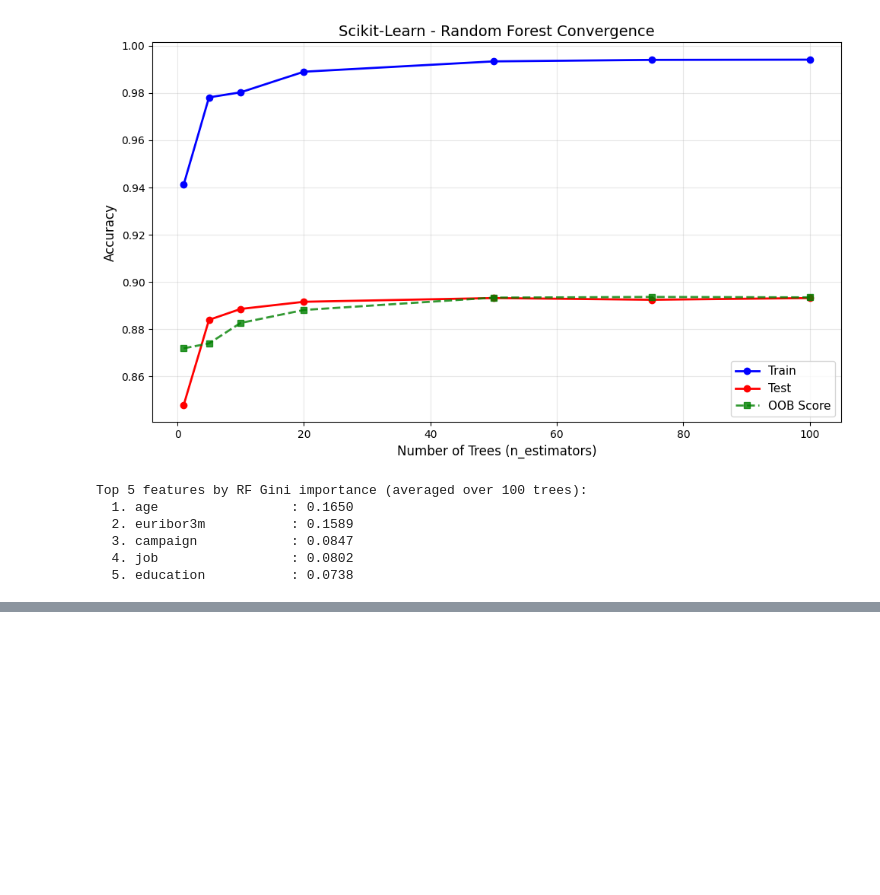
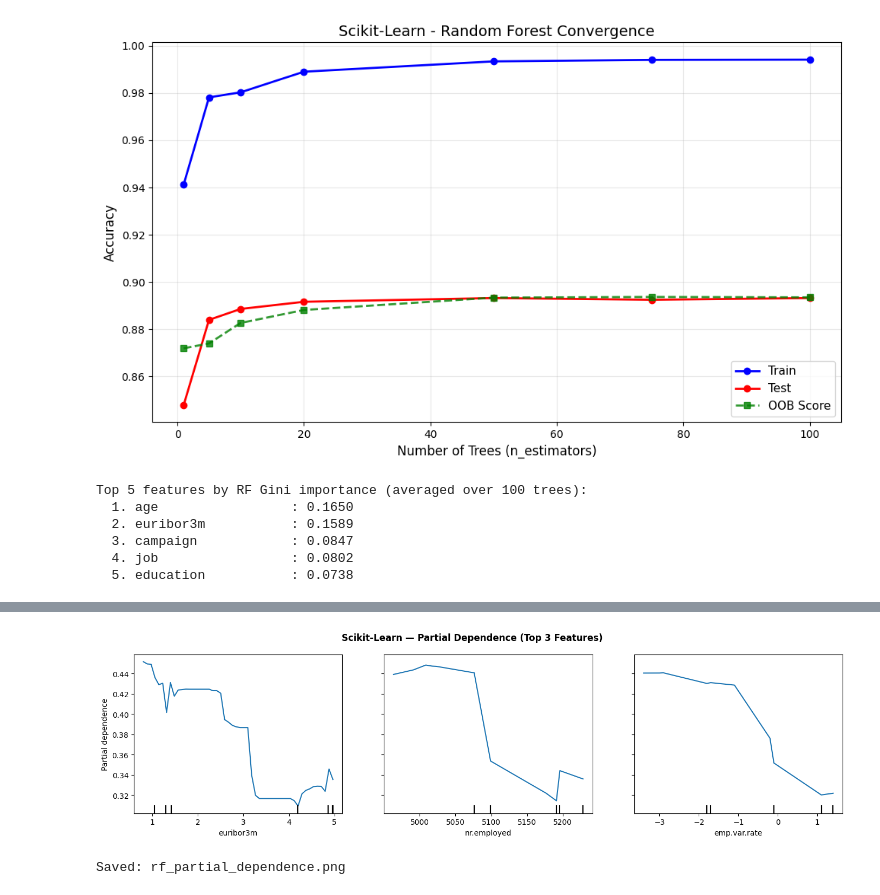
Before and after one commit to GoudyMT/ml-framework-comparison, a Jupyter notebook: Scikit-Learn/06-decision-trees-random-forests/pipeline.ipynb, the cells around one changed output, grey strips where cells are left out. Drawn from its saved outputs; the diff is of its cells as text; code cells hidden in the pictures; blank space fills up the shorter version.

Commit message:
feat: showcase - gridsearchcv, partial dependences plot

```diff
--- a/Scikit-Learn/06-decision-trees-random-forests/pipeline.ipynb
+++ b/Scikit-Learn/06-decision-trees-random-forests/pipeline.ipynb
@@ -410,0 +423,76 @@ Top 5 features by RF Gini importance (averaged over 100 trees):
+# %%
+# SHOWCASE: GridSearchCV + Partial Dependence Plots
+print("=" * 60)
+print("SHOWCASE: GridSearchCV HYPERPARAMETER TUNING")
+print("=" * 60)
+
+import matplotlib.pyplot as plt
+
+# Parameter grid — tests all combinations via 5-fold CV
+# Kept small enough to run in reasonable time (~2-3 min)
+param_grid = {
+    'n_estimators': [50, 100, 200],
+    'max_depth': [10, 20, None],
+    'max_features': ['sqrt', 'log2'],
+    'min_samples_split': [2, 5, 10]
+}
+
+total_combos = 1
+for v in param_grid.values():
+    total_combos *= len(v)
+print(f"Parameter grid: {total_combos} combinations × 5 folds = {total_combos * 5} fits")
+
+grid_search = GridSearchCV(
+    RandomForestClassifier(random_state=RANDOM_STATE, class_weight='balanced', n_jobs=-1),
+    param_grid,
+    cv=5,
+    scoring='f1',  # optimize for F1, not accuracy (imbalanced data)
+    n_jobs=-1,
+    verbose=1
+)
+
+with track_performance() as gs_perf:
+    grid_search.fit(X_train, y_train)
+
+print(f"\nGridSearchCV time: {gs_perf['time']:.1f}s")
+print(f"Best F1 (CV): {grid_search.best_score_:.4f}")
+print(f"Best params: {grid_search.best_params_}")
+
+# Evaluate best model on test set
+best_rf = grid_search.best_estimator_
+best_test_pred = best_rf.predict(X_test)
+best_test_proba = best_rf.predict_proba(X_test)[:, 1]
+best_test_metrics = evaluate_classifier(y_test, best_test_pred, best_test_proba)
+
+print(f"\nBest RF on test set:")
+print(f"  Accuracy:  {best_test_metrics['accuracy']:.4f}")
+print(f"  F1:        {best_test_metrics['f1']:.4f}")
+print(f"  AUC:       {best_test_metrics['auc']:.4f}")
+print(f"  Precision: {best_test_metrics['precision']:.4f}")
+print(f"  Recall:    {best_test_metrics['recall']:.4f}")
+
+# --- Partial Dependence Plots ---
+print("\n" + "=" * 60)
+print("PARTIAL DEPENDENCE PLOTS — Top 3 Features")
+print("=" * 60)
+
+# Get top 3 features by importance from the best model
+top3_idx = np.argsort(best_rf.feature_importances_)[::-1][:3]
+top3_names = [feature_names[i] for i in top3_idx]
+print(f"Top 3 features: {top3_names}")
+
+fig, ax = plt.subplots(figsize=(14, 4))
+
+# PartialDependenceDisplay expects feature indices or names
+display = PartialDependenceDisplay.from_estimator(
+    best_rf, X_train, features=top3_idx.tolist(),
+    feature_names=feature_names, ax=ax,
+    kind='average',  # average PDP (not individual ICE lines)
+    grid_resolution=50
+)
+fig.suptitle(f'{FRAMEWORK} — Partial Dependence (Top 3 Features)', fontweight='bold')
+plt.tight_layout()
+plt.savefig(f'{RESULTS_DIR}/rf_partial_dependence.png', dpi=150, bbox_inches='tight')
+plt.show()
+print(f"\nSaved: rf_partial_dependence.png")
+# %% [output]
@@ -410,0 +516,2 @@ Top 5 features by RF Gini importance (averaged over 100 trees):
+[figure, added]
+Saved: rf_partial_dependence.png
```
Also changed, not shown: parts of 4 cells of this notebook, 1 other file.
